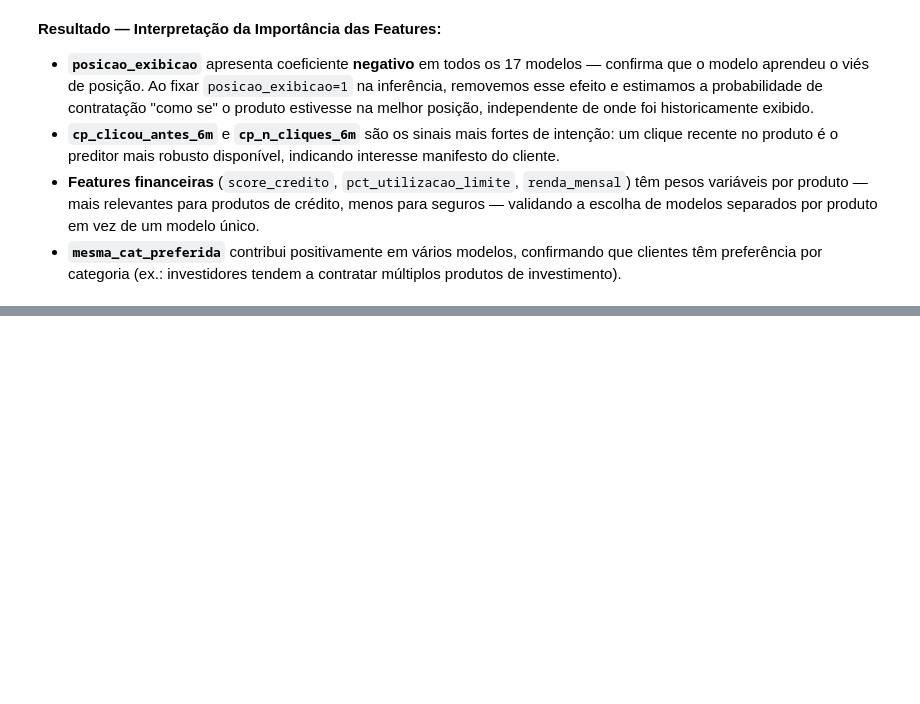
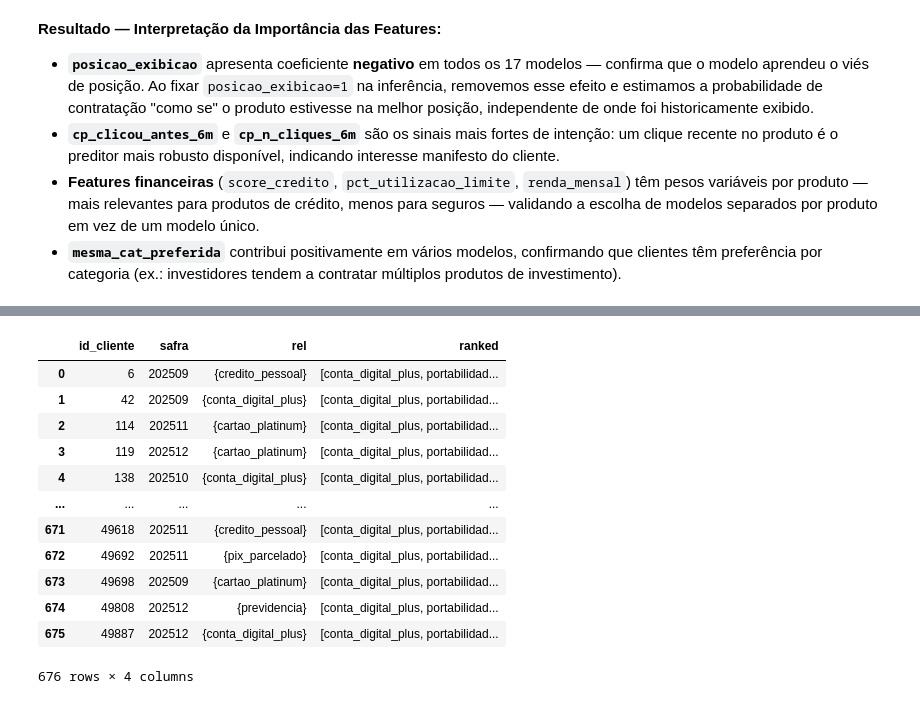
Before and after one commit to Cirokun/case-sistema-recomendacao-II, a Jupyter notebook: notebook_recomendacao_per_product.ipynb, the cells around one changed output, grey strips where cells are left out. Cells and saved outputs as stored; diff of their text form; code cells hidden in the pictures; blank space fills up the shorter version.

```diff
--- a/notebook_recomendacao_per_product.ipynb
+++ b/notebook_recomendacao_per_product.ipynb
@@ -1173,0 +1133,16 @@ print("hello world")
+# %%
+eval_df
+# %% [output]
+|  | id_cliente | safra | rel | ranked |
+| 0 | 6 | 202509 | {credito_pessoal} | [conta_digital_plus, portabilidad... |
+| 1 | 42 | 202509 | {conta_digital_plus} | [conta_digital_plus, portabilidad... |
+| 2 | 114 | 202511 | {cartao_platinum} | [conta_digital_plus, portabilidad... |
+| 3 | 119 | 202512 | {cartao_platinum} | [conta_digital_plus, portabilidad... |
+| 4 | 138 | 202510 | {conta_digital_plus} | [conta_digital_plus, portabilidad... |
+| ... | ... | ... | ... | ... |
+| 671 | 49618 | 202511 | {credito_pessoal} | [conta_digital_plus, portabilidad... |
+| 672 | 49692 | 202511 | {pix_parcelado} | [conta_digital_plus, portabilidad... |
+| 673 | 49698 | 202509 | {cartao_platinum} | [conta_digital_plus, portabilidad... |
+| 674 | 49808 | 202512 | {previdencia} | [conta_digital_plus, portabilidad... |
+| 675 | 49887 | 202512 | {conta_digital_plus} | [conta_digital_plus, portabilidad... |
+676 rows × 4 columns
```
Also changed, not shown: parts of 23 cells of this notebook, 1 other file.
